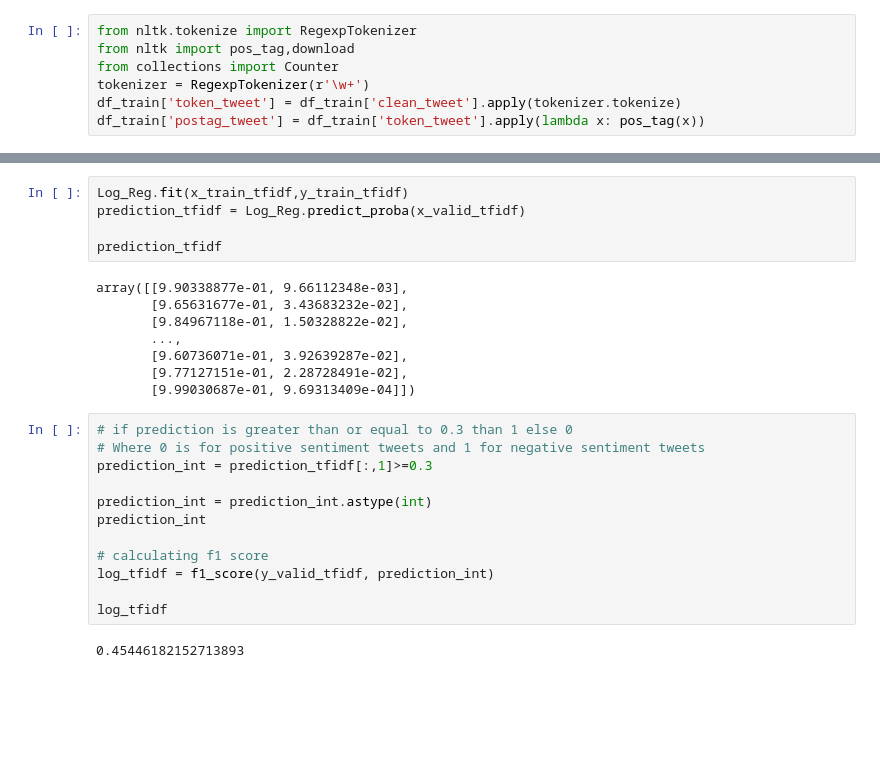
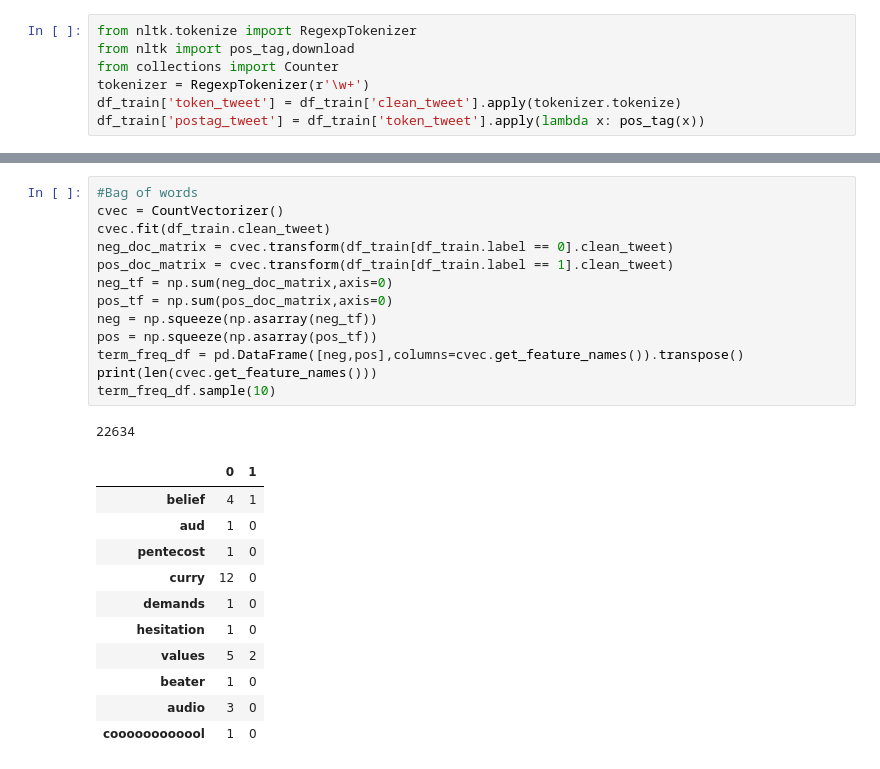
Before and after one commit to bits-mtech/NLP, a Jupyter notebook: Assignment.ipynb, the cells around one changed output, grey strips where cells are left out. Saved outputs shown, nothing was run; the diff lists cells and outputs as text; blank space fills up the shorter version.

```diff
--- a/Assignment.ipynb
+++ b/Assignment.ipynb
@@ -438,27 +382,26 @@ log_bow
-# %%
-Log_Reg.fit(x_train_tfidf,y_train_tfidf)
-prediction_tfidf = Log_Reg.predict_proba(x_valid_tfidf)
-
-prediction_tfidf
-# %% [output]
-array([[9.90338877e-01, 9.66112348e-03],
-       [9.65631677e-01, 3.43683232e-02],
-       [9.84967118e-01, 1.50328822e-02],
-       ...,
-       [9.60736071e-01, 3.92639287e-02],
-       [9.77127151e-01, 2.28728491e-02],
-       [9.99030687e-01, 9.69313409e-04]])
-# %%
-# if prediction is greater than or equal to 0.3 than 1 else 0
-# Where 0 is for positive sentiment tweets and 1 for negative sentiment tweets
-prediction_int = prediction_tfidf[:,1]>=0.3
-
-prediction_int = prediction_int.astype(int)
-prediction_int
-
-# calculating f1 score
-log_tfidf = f1_score(y_valid_tfidf, prediction_int)
-
-log_tfidf
-# %% [output]
-0.45446182152713893
+# %%
+#Bag of words
+cvec = CountVectorizer()
+cvec.fit(df_train.clean_tweet)
+neg_doc_matrix = cvec.transform(df_train[df_train.label == 0].clean_tweet)
+pos_doc_matrix = cvec.transform(df_train[df_train.label == 1].clean_tweet)
+neg_tf = np.sum(neg_doc_matrix,axis=0)
+pos_tf = np.sum(pos_doc_matrix,axis=0)
+neg = np.squeeze(np.asarray(neg_tf))
+pos = np.squeeze(np.asarray(pos_tf))
+term_freq_df = pd.DataFrame([neg,pos],columns=cvec.get_feature_names()).transpose()
+print(len(cvec.get_feature_names()))
+term_freq_df.sample(10)
+# %% [output]
+22634
+|  | 0 | 1 |
+| belief | 4 | 1 |
+| aud | 1 | 0 |
+| pentecost | 1 | 0 |
+| curry | 12 | 0 |
+| demands | 1 | 0 |
+| hesitation | 1 | 0 |
+| values | 5 | 2 |
+| beater | 1 | 0 |
+| audio | 3 | 0 |
+| coooooooooool | 1 | 0 |
```
Also changed, not shown: parts of 21 cells of this notebook.
